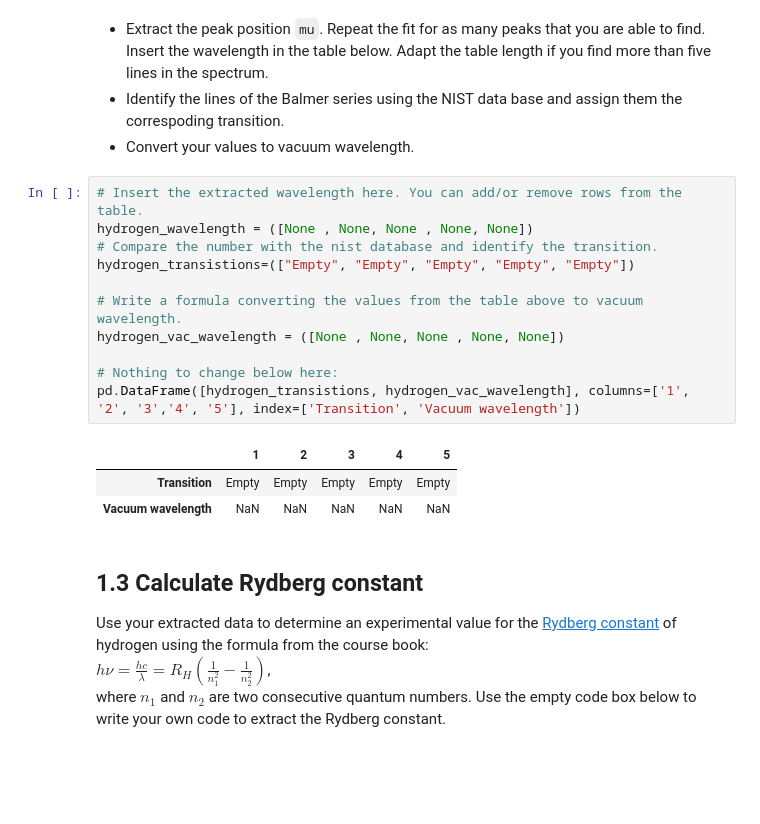
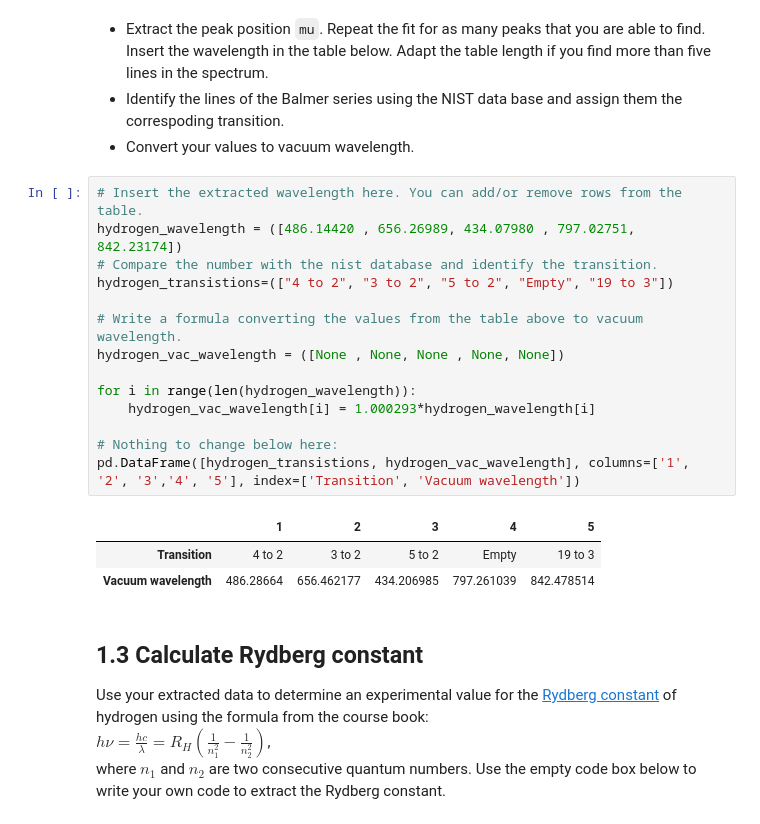
Before and after one commit to RSvegin/Atomic-Spectroscopy-FYSB24, a Jupyter notebook: Atomic Spectroscopy_FYSB24.ipynb, the cells around one changed output. Drawn from its saved outputs; the diff is of its cells as text; blank space fills up the shorter version.

```diff
--- a/Atomic Spectroscopy_FYSB24.ipynb
+++ b/Atomic Spectroscopy_FYSB24.ipynb
@@ -108,19 +108,22 @@ Covariance matrix:
   * Convert your values to vacuum wavelength.
 # %%
 # Insert the extracted wavelength here. You can add/or remove rows from the table.
-hydrogen_wavelength = ([None , None, None , None, None])
+hydrogen_wavelength = ([486.14420 , 656.26989, 434.07980 , 797.02751, 842.23174])
 # Compare the number with the nist database and identify the transition.
-hydrogen_transistions=(["Empty", "Empty", "Empty", "Empty", "Empty"])
+hydrogen_transistions=(["4 to 2", "3 to 2", "5 to 2", "Empty", "19 to 3"])
 
 # Write a formula converting the values from the table above to vacuum wavelength.
 hydrogen_vac_wavelength = ([None , None, None , None, None])
 
+for i in range(len(hydrogen_wavelength)):
+    hydrogen_vac_wavelength[i] = 1.000293*hydrogen_wavelength[i]
+
 # Nothing to change below here:
 pd.DataFrame([hydrogen_transistions, hydrogen_vac_wavelength], columns=['1', '2', '3','4', '5'], index=['Transition', 'Vacuum wavelength'])
 # %% [output]
 |  | 1 | 2 | 3 | 4 | 5 |
-| Transition | Empty | Empty | Empty | Empty | Empty |
-| Vacuum wavelength | NaN | NaN | NaN | NaN | NaN |
+| Transition | 4 to 2 | 3 to 2 | 5 to 2 | Empty | 19 to 3 |
+| Vacuum wavelength | 486.28664 | 656.462177 | 434.206985 | 797.261039 | 842.478514 |
 # %% [markdown]
 ## 1.3 Calculate Rydberg constant<a name="Hydrogen_Step_3"></a>
 
```
Also changed, not shown: parts of 1 cell of this notebook.
